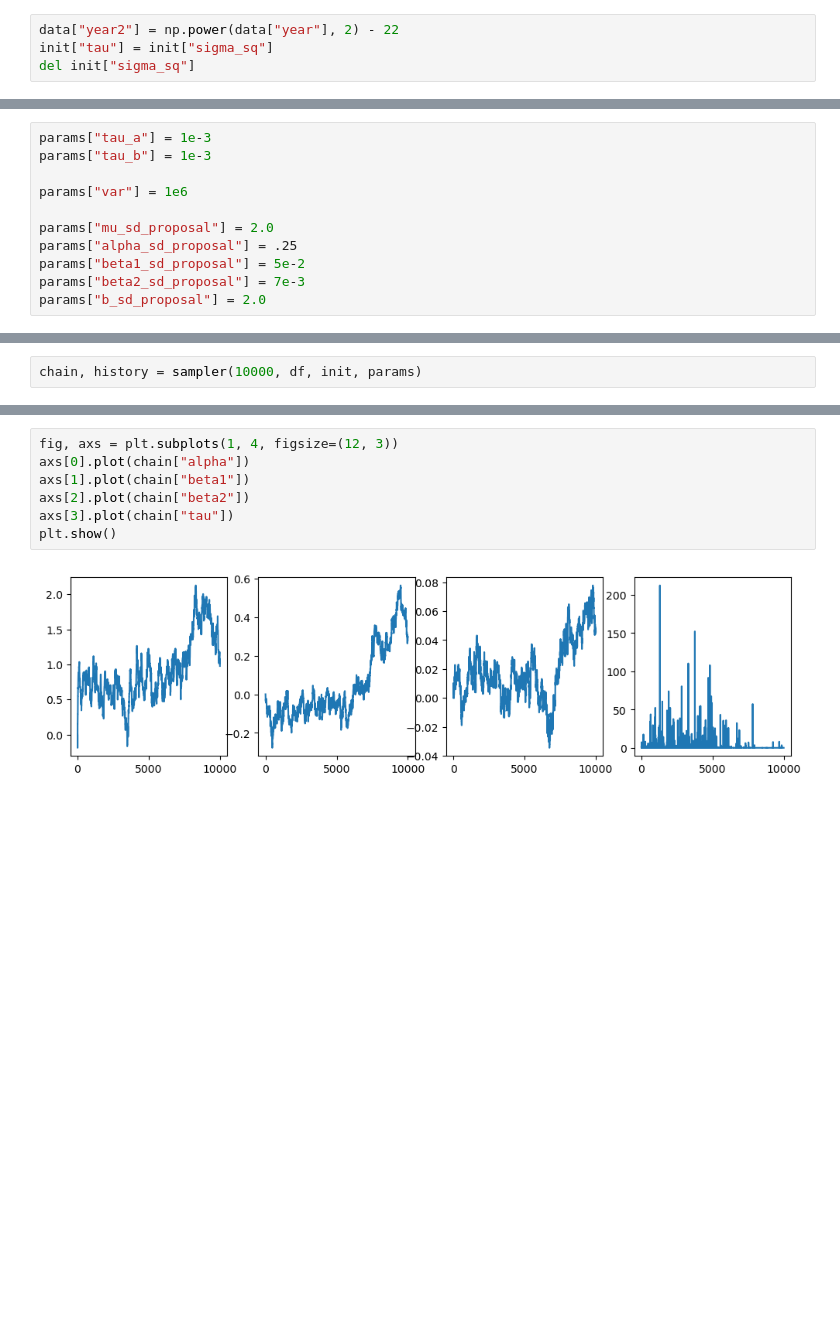
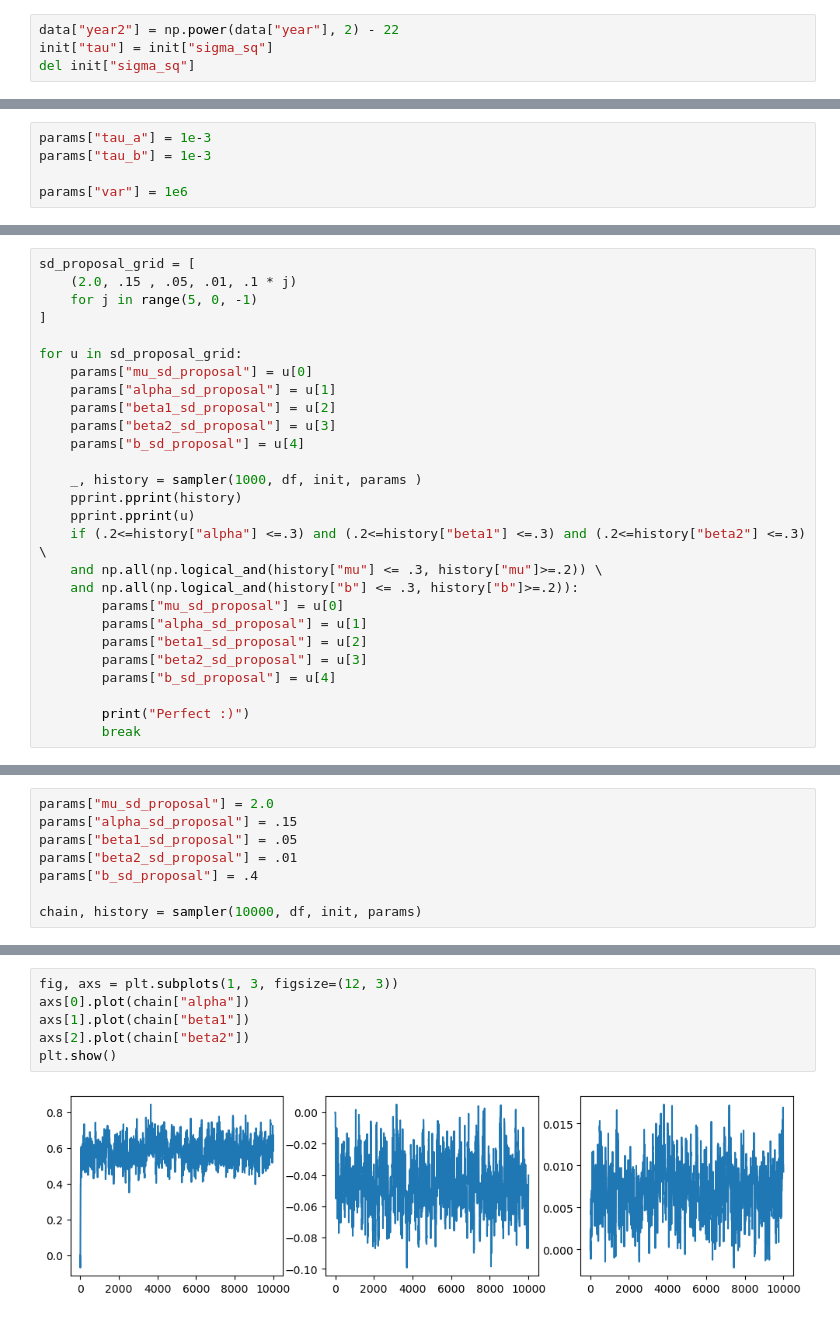
Before and after one commit to meh-source/oxford-project, a Jupyter notebook: main.ipynb, the cells around one changed output, grey strips where cells are left out. Drawn from its saved outputs; the diff is of its cells as text; blank space fills up the shorter version.

Commit message:
fix gamma formula for tau and tune sd_proposals

```diff
--- a/main.ipynb
+++ b/main.ipynb
@@ -37,9 +48,3 @@ params["tau_a"] = 1e-3
 params["tau_b"] = 1e-3
 
 params["var"] = 1e6
-
-params["mu_sd_proposal"] = 2.0
-params["alpha_sd_proposal"] = .25
-params["beta1_sd_proposal"] = 5e-2
-params["beta2_sd_proposal"] = 7e-3
-params["b_sd_proposal"] = 2.0
@@ -201,0 +203,27 @@ def sampler(nchain, data, init, params):
+# %%
+sd_proposal_grid = [
+    (2.0, .15 , .05, .01, .1 * j)
+    for j in range(5, 0, -1)
+]
+
+for u in sd_proposal_grid:
+    params["mu_sd_proposal"] = u[0]
+    params["alpha_sd_proposal"] = u[1]
+    params["beta1_sd_proposal"] = u[2]
+    params["beta2_sd_proposal"] = u[3]
+    params["b_sd_proposal"] = u[4]
+
+    _, history = sampler(1000, df, init, params )
+    pprint.pprint(history)
+    pprint.pprint(u)
+    if (.2<=history["alpha"] <=.3) and (.2<=history["beta1"] <=.3) and (.2<=history["beta2"] <=.3) \
+    and np.all(np.logical_and(history["mu"] <= .3, history["mu"]>=.2)) \
+    and np.all(np.logical_and(history["b"] <= .3, history["b"]>=.2)):
+        params["mu_sd_proposal"] = u[0]
+        params["alpha_sd_proposal"] = u[1]
+        params["beta1_sd_proposal"] = u[2]
+        params["beta2_sd_proposal"] = u[3]
+        params["b_sd_proposal"] = u[4]
+
+        print("Perfect :)")
+        break
@@ -202,2 +318,8 @@ def sampler(nchain, data, init, params):
 # %%
+params["mu_sd_proposal"] = 2.0
+params["alpha_sd_proposal"] = .15
+params["beta1_sd_proposal"] = .05
+params["beta2_sd_proposal"] = .01
+params["b_sd_proposal"] = .4
+
 chain, history = sampler(10000, df, init, params)
@@ -211,9 +356,8 @@ plt.show()
 # %%
-fig, axs = plt.subplots(1, 4, figsize=(12, 3))
+fig, axs = plt.subplots(1, 3, figsize=(12, 3))
 axs[0].plot(chain["alpha"])
 axs[1].plot(chain["beta1"])
 axs[2].plot(chain["beta2"])
-axs[3].plot(chain["tau"])
 plt.show()
 # %% [output]
-[figure, old version]
+[figure, new version]
```
Also changed, not shown: parts of 18 cells of this notebook.
